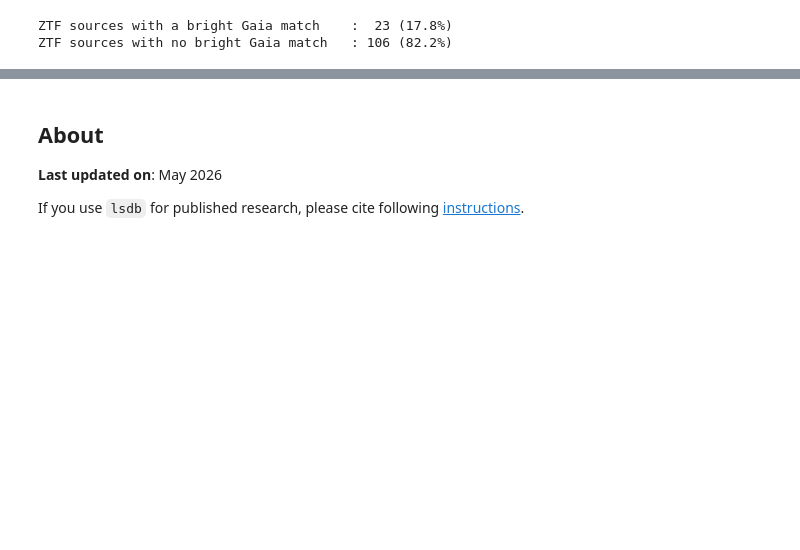
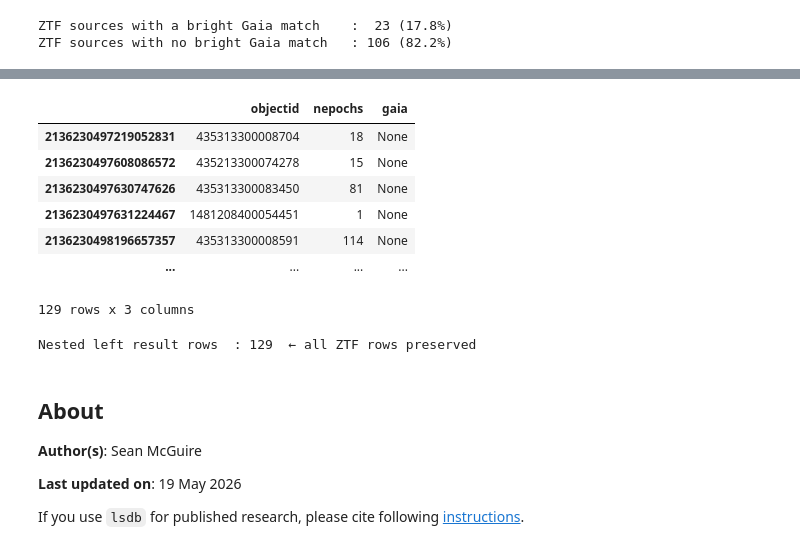
Before and after one commit to astronomy-commons/lsdb, a Jupyter notebook: docs/tutorials/pre_executed/types_of_crossmatch.ipynb, the cells around one changed output, grey strips where cells are left out. Drawn from its saved outputs; the diff is of its cells as text; code cells hidden in the pictures; blank space fills up the shorter version.

```diff
--- a/docs/tutorials/pre_executed/types_of_crossmatch.ipynb
+++ b/docs/tutorials/pre_executed/types_of_crossmatch.ipynb
@@ -197,6 +201,29 @@ result_df["has_bright_gaia"] = result_df["source_id"].notna()
+# %%
+# Create a nested crossmatch with how='left'
+nested_left = ztf.crossmatch_nested(
+    gaia_bright,
+    radius_arcsec=1.0,
+    how="left",
+).compute()
+nested_left[["objectid", "nepochs", "gaia"]]
+# %% [output]
+|  | objectid | nepochs | gaia |
+| 2136230497219052831 | 435313300008704 | 18 | None |
+| 2136230497608086572 | 435213300074278 | 15 | None |
+| 2136230497630747626 | 435313300083450 | 81 | None |
+| 2136230497631224467 | 1481208400054451 | 1 | None |
+| 2136230498196657357 | 435313300008591 | 114 | None |
+| ... | ... | ... | ... |
+129 rows x 3 columns
+# %%
+print(f"Nested left result rows  : {len(nested_left)}  \u2190 all ZTF rows preserved")
+# %% [output]
+Nested left result rows  : 129  ← all ZTF rows preserved
 # %% [markdown]
 ## About
 
-**Last updated on**: May 2026
+**Author(s)**: Sean McGuire
+
+**Last updated on**: 19 May 2026
 
 If you use `lsdb` for published research, please cite following [instructions](https://docs.lsdb.io/en/stable/citation.html).
```
Also changed, not shown: parts of 22 cells of this notebook.
